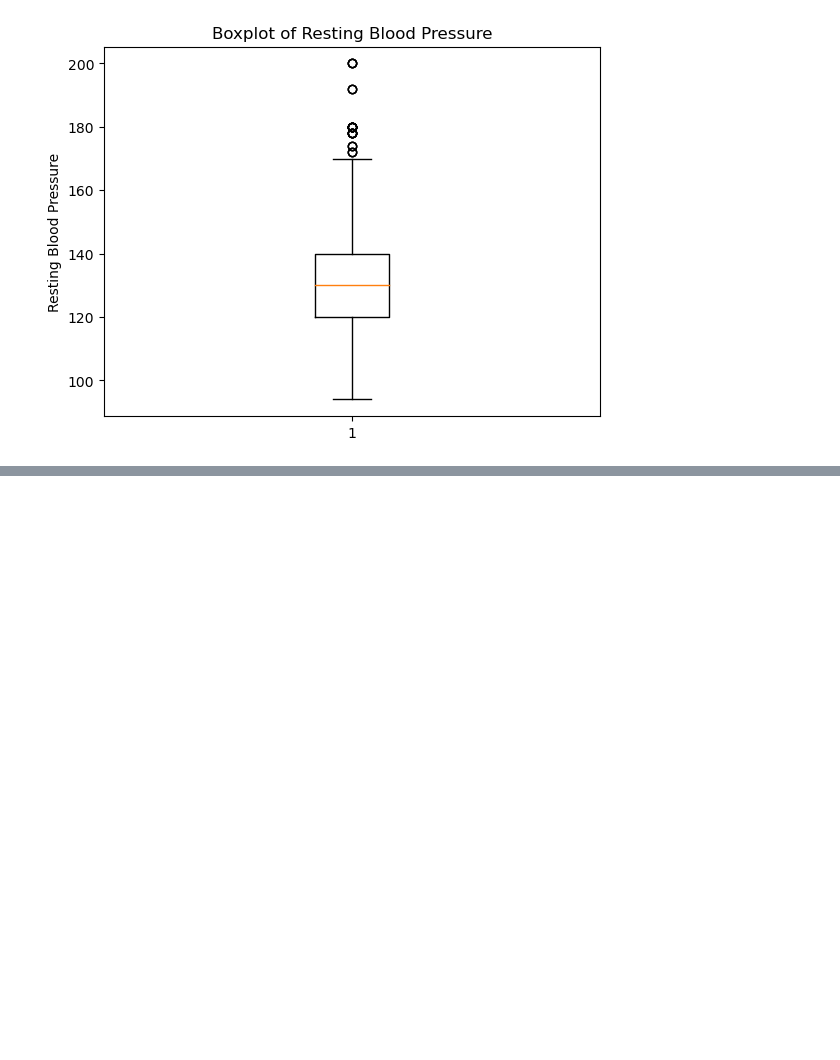
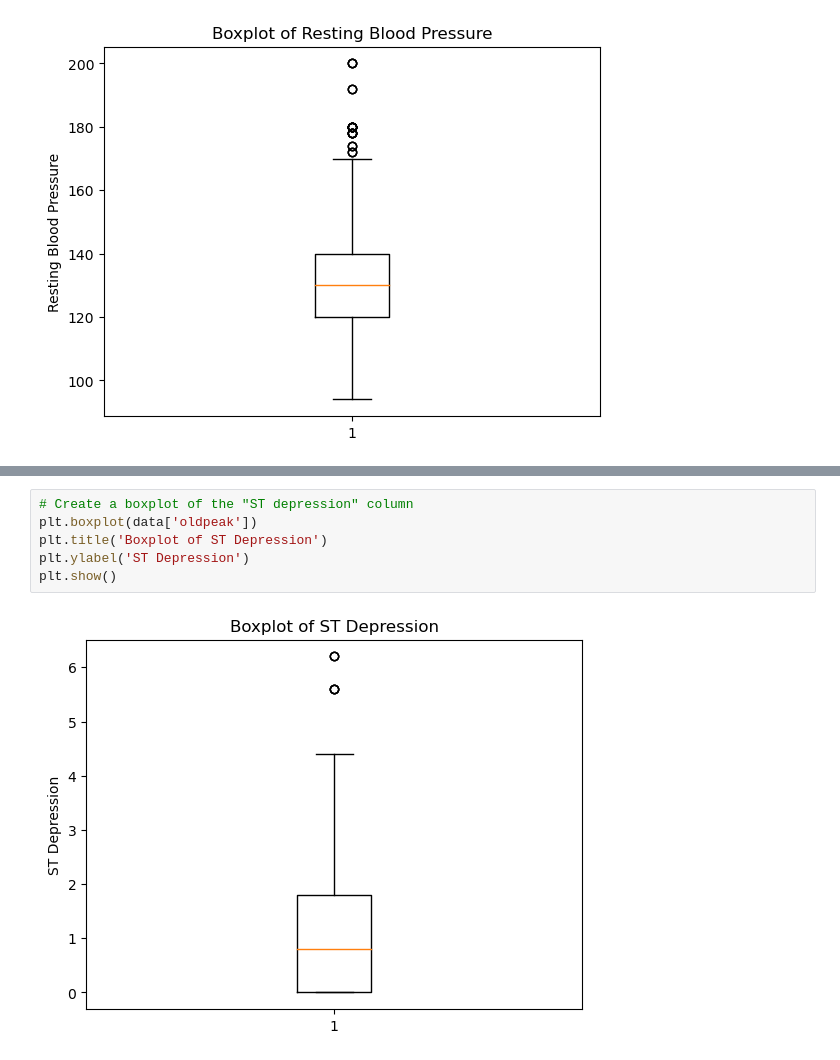
Before and after one commit to FiNiX-GaMmA/heart_diesease_ml_project, a Jupyter notebook: heart-disease-prediction-workbench.ipynb, the cells around one changed output, grey strips where cells are left out. Saved outputs shown, nothing was run; the diff lists cells and outputs as text; blank space fills up the shorter version.

```diff
--- a/heart-disease-prediction-workbench.ipynb
+++ b/heart-disease-prediction-workbench.ipynb
@@ -163,0 +184,8 @@ plt.show()
+# %%
+# Create a boxplot of the "ST depression" column
+plt.boxplot(data['oldpeak'])
+plt.title('Boxplot of ST Depression')
+plt.ylabel('ST Depression')
+plt.show()
+# %% [output]
+[figure, added]
```
Also changed, not shown: parts of 11 cells of this notebook.
